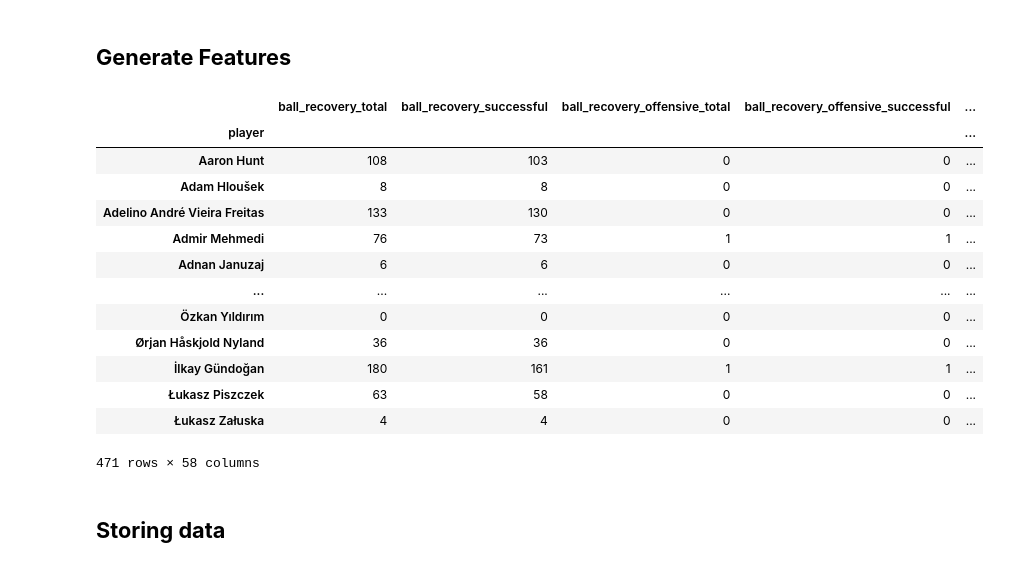
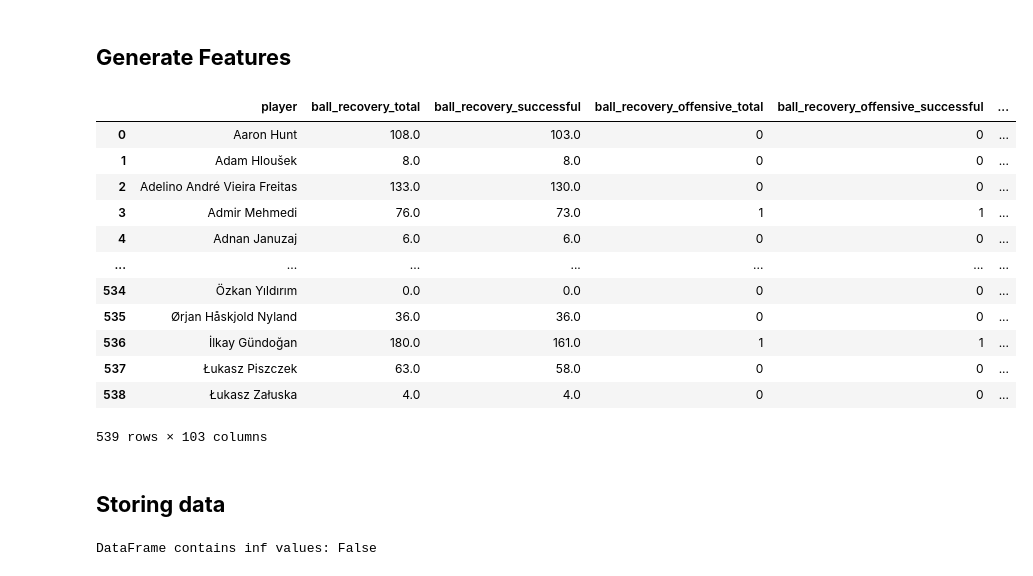
Before and after one commit to allorenz/football-player-similarity, a Jupyter notebook: src/notebooks/feature_defending.ipynb, the cells around one changed output. Drawn from its saved outputs; the diff is of its cells as text; code cells hidden in the pictures.

```diff
--- a/src/notebooks/feature_defending.ipynb
+++ b/src/notebooks/feature_defending.ipynb
@@ -4,15 +4,18 @@
 import sys
 import os
 import pandas as pd
+import numpy as np
 from ast import literal_eval
-
-
 # Run the notebook from inside the notebooks folder
 sys.path.append(os.path.abspath(os.path.join(os.path.dirname(__name__), '..')))
+from scripts.dataloader import Dataloader
 
-from scripts.dataloader import Dataloader
 
 dataloader = Dataloader()
 df = dataloader.get_dimension(dimension="defending")
 df.columns
+
+# load standard stats
+standard_stats = pd.read_csv("../../data/standard_stats.csv").loc[:,["player","full_match_equivalents"]]
+standard_stats
 # %% [output]
@@ -63,7 +72,7 @@ def is_in_defensive_penalty_area(x, y):
     y_axis = ((40 - 22) <= y and y <= (40 + 22))
     return x_axis and y_axis
 
-def analyze_defending(df):
+def analyze_defending(df, standard_stats):
     """
     This function Pre-compute all conditions for Vectorize operations.
     Returns results grouped by player and under_pressure
@@ -186,49 +195,82 @@ def analyze_defending(df):
         bad_behaviour_red_card=("is_red_card_bad_behaviour", "sum"),
         # total cards
         total_yellow = ("total_yellow_card", "sum"),
         total_red = ("total_red_card", "sum"),
     )
 
+    ### calculate relative values ###
+
     calculation_pairs = [
         ("ball_recovery_successful","ball_recovery_total","ball_recovery_successful_%"),
         ("pressure_on_opponent_defending_third","pressure_on_opponent","pressure_on_opponent_defending_third_%"),
         ("pressure_on_opponent_middle_third","pressure_on_opponent","pressure_on_opponent_middle_third_%"),
         ("pressure_on_opponent_attacking_third","pressure_on_opponent","pressure_on_opponent_attacking_third_%"),
         ("counterpressing_opponent_defending_third","counterpressing_total","counterpressing_opponent_defending_third_%"),
         ("counterpressing_opponent_middle_third","counterpressing_total","counterpressing_opponent_middle_third_%"),
         ("counterpressing_attacking_third","counterpressing_total","counterpressing_opponent_attacking_third_%"),
         ("tackling_won","tackling","tackling_success_%"),
         ("tackling_in_defending_third","tackling","tackling_in_defending_third_%"),
         ("tackling_in_middle_third","tackling","tackling_in_middle_third_%"),
         ("tackling_in_attacking_third","tackling","tackling_in_attacking_third_%"),
         ("fouls_in_defending_third","fouls_total","fouls_in_defending_third_%"),
         ("fouls_in_middle_third","fouls_total","fouls_in_middle_third_%"),
         ("fouls_in_attacking_third","fouls_total","fouls_in_attacking_third_%"),
     ]
 
     for a, b, c in calculation_pairs:
         total_stats[c] = (total_stats[f'{a}'] / total_stats[f'{b}'])
+        # replace inf
+        total_stats[c] = total_stats[c].replace([np.inf, -np.inf], 0)
+    total_stats = total_stats.fillna(0)
+
+    ###  calcuate stats per match ###
+
+    # merge standard stats with absolute values (result_df)
+    absolute_column_values = [col for col in total_stats.columns if not col.endswith("_%") ]
+    df_stats_per_game = pd.merge(left=standard_stats, right=total_stats[absolute_column_values],on="player",how="left")
+    df_stats_per_game = df_stats_per_game.fillna(0)
+
+    # calcuate stats per match and add to result_df
+    for col in df_stats_per_game.drop(["player", "full_match_equivalents"], axis=1).columns:
+        col_name = f"{col}_per_match"
+        df_stats_per_game[col_name] = (df_stats_per_game[col] / 90).round(3)
+
+    # keep only per match stats
+    column_per_match = [col for col in df_stats_per_game.columns if col.endswith("_per_match") or col=="player" ]
+    df_stats_per_game = df_stats_per_game[column_per_match]
+
+    # merge: abosulte, relative, per game values
+    total_stats = pd.merge(left=total_stats, right=df_stats_per_game, on="player", how="right")
+    total_stats = total_stats.fillna(0)
+
 
     return total_stats
 
-result_df = analyze_defending(df)
+result_df = analyze_defending(df, standard_stats)
 result_df
 # %% [output]
-|  | ball_recovery_total | ball_recovery_successful | ball_recovery_offensive_total | ball_recovery_offensive_successful | ... |
-| player |  |  |  |  | ... |
-| Aaron Hunt | 108 | 103 | 0 | 0 | ... |
-| Adam Hloušek | 8 | 8 | 0 | 0 | ... |
-| Adelino André Vieira Freitas | 133 | 130 | 0 | 0 | ... |
-| Admir Mehmedi | 76 | 73 | 1 | 1 | ... |
-| Adnan Januzaj | 6 | 6 | 0 | 0 | ... |
-| ... | ... | ... | ... | ... | ... |
-| Özkan Yıldırım | 0 | 0 | 0 | 0 | ... |
-| Ørjan Håskjold Nyland | 36 | 36 | 0 | 0 | ... |
-| İlkay Gündoğan | 180 | 161 | 1 | 1 | ... |
-| Łukasz Piszczek | 63 | 58 | 0 | 0 | ... |
-| Łukasz Załuska | 4 | 4 | 0 | 0 | ... |
+|  | player | ball_recovery_total | ball_recovery_successful | ball_recovery_offensive_total | ball_recovery_offensive_successful | ... |
+| 0 | Aaron Hunt | 108.0 | 103.0 | 0 | 0 | ... |
+| 1 | Adam Hloušek | 8.0 | 8.0 | 0 | 0 | ... |
+| 2 | Adelino André Vieira Freitas | 133.0 | 130.0 | 0 | 0 | ... |
+| 3 | Admir Mehmedi | 76.0 | 73.0 | 1 | 1 | ... |
+| 4 | Adnan Januzaj | 6.0 | 6.0 | 0 | 0 | ... |
+| ... | ... | ... | ... | ... | ... | ... |
+| 534 | Özkan Yıldırım | 0.0 | 0.0 | 0 | 0 | ... |
+| 535 | Ørjan Håskjold Nyland | 36.0 | 36.0 | 0 | 0 | ... |
+| 536 | İlkay Gündoğan | 180.0 | 161.0 | 1 | 1 | ... |
+| 537 | Łukasz Piszczek | 63.0 | 58.0 | 0 | 0 | ... |
+| 538 | Łukasz Załuska | 4.0 | 4.0 | 0 | 0 | ... |
-471 rows × 58 columns
+539 rows × 103 columns
 # %% [markdown]
 ## __Storing data__
+# %%
+import numpy as np
+# Check for inf values in df_merged
+has_inf = result_df.isin([np.inf, -np.inf]).any().any()
+
+print(f"DataFrame contains inf values: {has_inf}")
+# %% [output]
+DataFrame contains inf values: False
 # %%
 result_df.to_csv("../../data/defending.csv",index=True)
```
Also changed, not shown: parts of 1 cell of this notebook, 25 other files.
